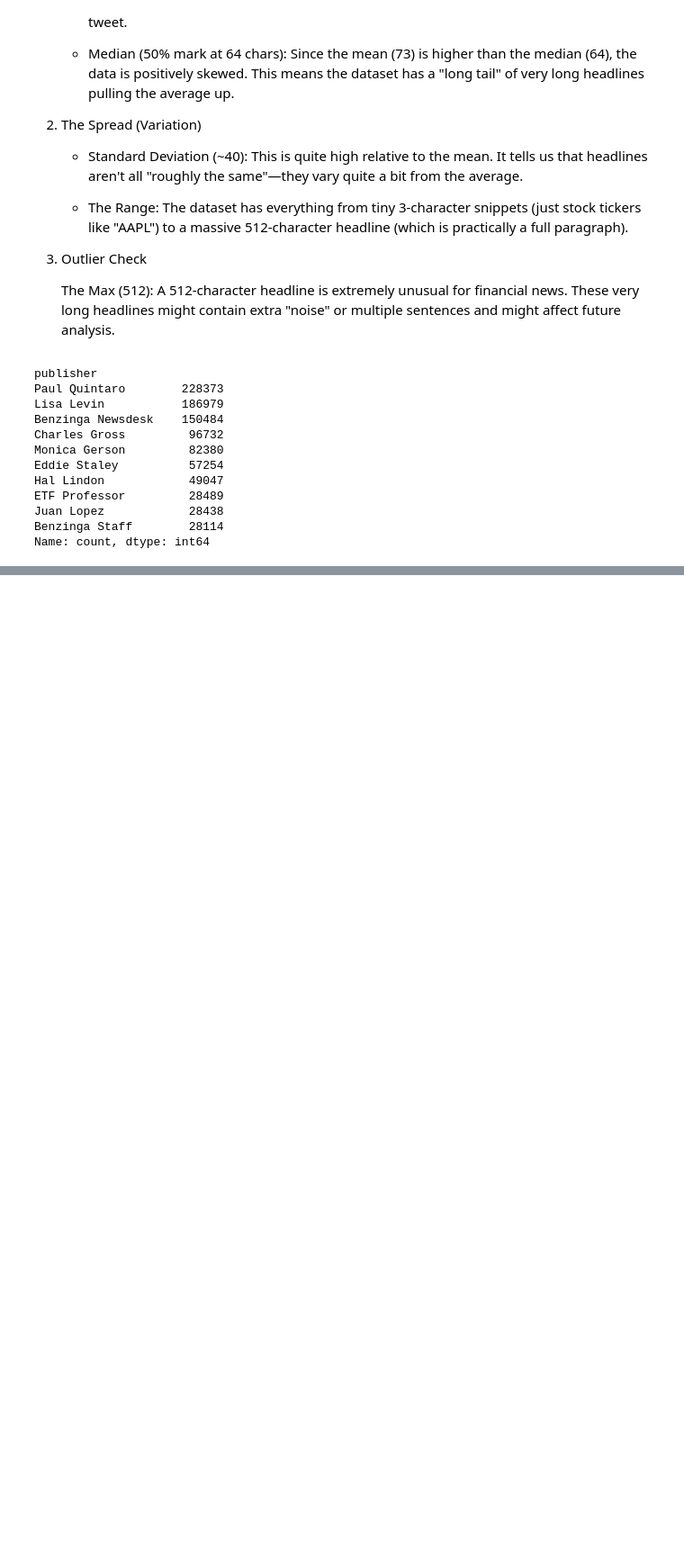
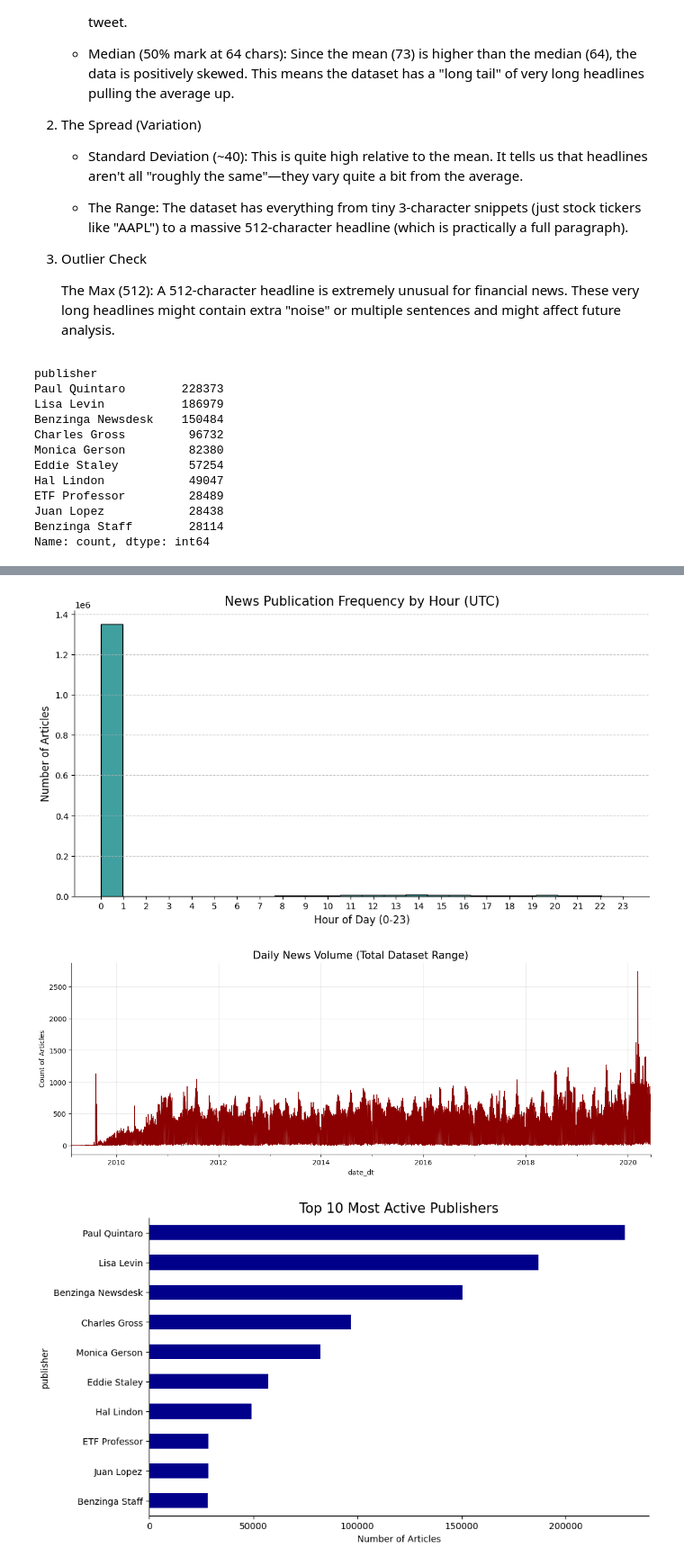
Before and after one commit to Elsh41/News-Sentiment-Analysis, a Jupyter notebook: notebooks/01_exploratory_data_analysis.ipynb, the cells around one changed output, grey strips where cells are left out. Shown at 90% size. Cells and saved outputs as stored; diff of their text form; code cells hidden in the pictures; blank space fills up the shorter version.

Commit message:
docs: complete task 1 analysis

```diff
--- a/notebooks/01_exploratory_data_analysis.ipynb
+++ b/notebooks/01_exploratory_data_analysis.ipynb
@@ -71,29 +91,52 @@ Name: count, dtype: int64
 # %%
 # Task: Analyze publication dates to identify trends over time
 
-print(df['date'].head())  #check date format
+print(df['date'].head(15))  #check date format
 
-# Converting into proper Python datetime object
-# Create a NEW column so not to lose the old one
-df['date_dt'] = pd.to_datetime(df['date'], errors='coerce')
+# 1. Ensure the column is treated as strings and cleaned
+df['date'] = df['date'].astype(str).str.strip()
 
-# Now check where it failed by comparing them
-print(df[df['date_dt'].isna()][['date']].head(10))
+# 2. Convert using ISO8601 format and force UTC
+# This handles both the "-04:00" rows and the "00:00:00" rows
+df['date_dt'] = pd.to_datetime(df['date'], format='ISO8601', utc=True, errors='coerce')
 
-# Check for any failures
-print(f"Number of unparseable dates: {df['date'].isna().sum()}")
+# 3. Verify the fix
+print(f"Number of unparseable dates: {df['date_dt'].isna().sum()}")
 
-# 1. Strip any hidden whitespace from the strings first
-#df['date'] = df['date'].astype(str).str.strip()
+# 4. If the count is 0 (or very low), peek at the results
+if df['date_dt'].notna().any():
+    print("\nSuccessfully converted samples:")
+    print(df[['date', 'date_dt']].head(15))
 
-# 2. Use a specific format string or let pandas infer more flexibly
-# 'iso8601' is great for the format you showed
-#df['date'] = pd.to_datetime(df['date'], format='ISO8601', errors='coerce')
 
-# 3. Check the count again
-#print(f"Remaining unparseable dates: {df['date'].isna().sum()}")
+# Extract the hour for publication frequency analysis
+df['hour'] = df['date_dt'].dt.hour
 
-# Look at the first 10 rows that pandas couldn't read
-#print(df[df['date'].isna()]['date_original_column_name'].head(10))
-# (Replace 'date_original_column_name' with whatever the column was called before conversion)
+# Plot 1: News Volume by Hour
+plt.figure(figsize=(12, 6))
+sns.histplot(df['hour'], bins=24, kde=False, color='teal', edgecolor='black')
+plt.title('News Publication Frequency by Hour (UTC)', fontsize=15)
+plt.xlabel('Hour of Day (0-23)', fontsize=12)
+plt.ylabel('Number of Articles', fontsize=12)
+plt.xticks(range(0, 24))
+plt.grid(axis='y', linestyle='--', alpha=0.7)
+plt.show()
+
+# Plot 2: Daily News Volume
+# Group by day
+daily_news = df.resample('D', on='date_dt').size()
+
+plt.figure(figsize=(15, 5))
+daily_news.plot(color='darkred', linewidth=1)
+plt.title('Daily News Volume (Total Dataset Range)', fontsize=15)
+plt.ylabel('Count of Articles')
+plt.grid(True, alpha=0.3)
+plt.show()
+
+# Plot 3: Top Publishers chart
+plt.figure(figsize=(10, 6))
+df['publisher'].value_counts().head(10).plot(kind='barh', color='darkblue').invert_yaxis()
+plt.title('Top 10 Most Active Publishers', fontsize=15)
+plt.xlabel('Number of Articles')
+plt.show()
 # %% [output]
@@ -117,0 +160,3 @@ Number of unparseable dates: 0
+[figure, added]
+[figure, added]
+[figure, added]
```
Also changed, not shown: parts of 9 cells of this notebook.
